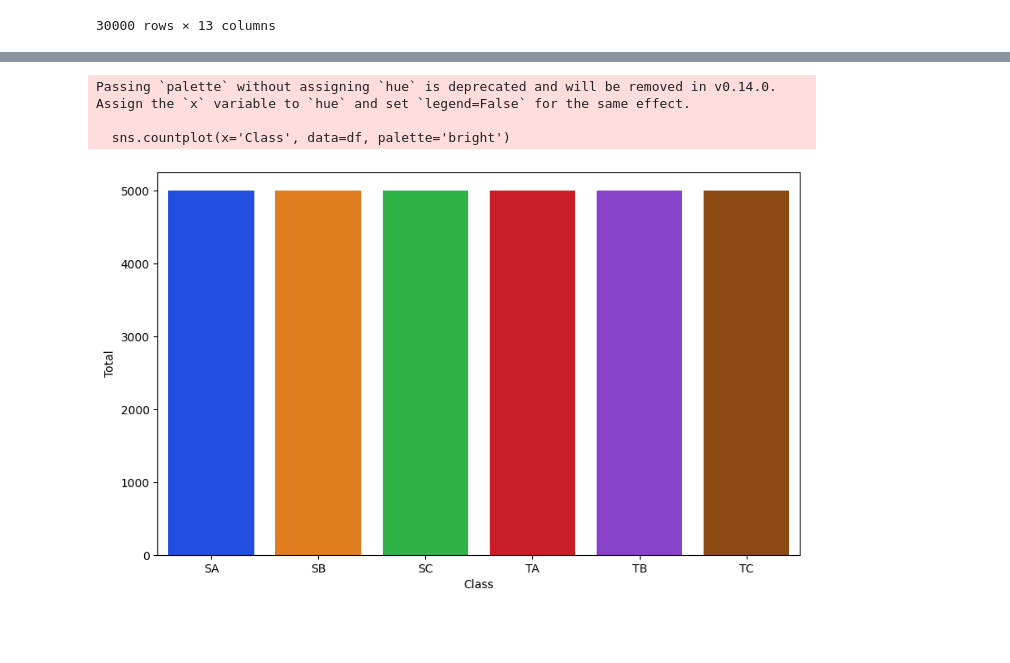
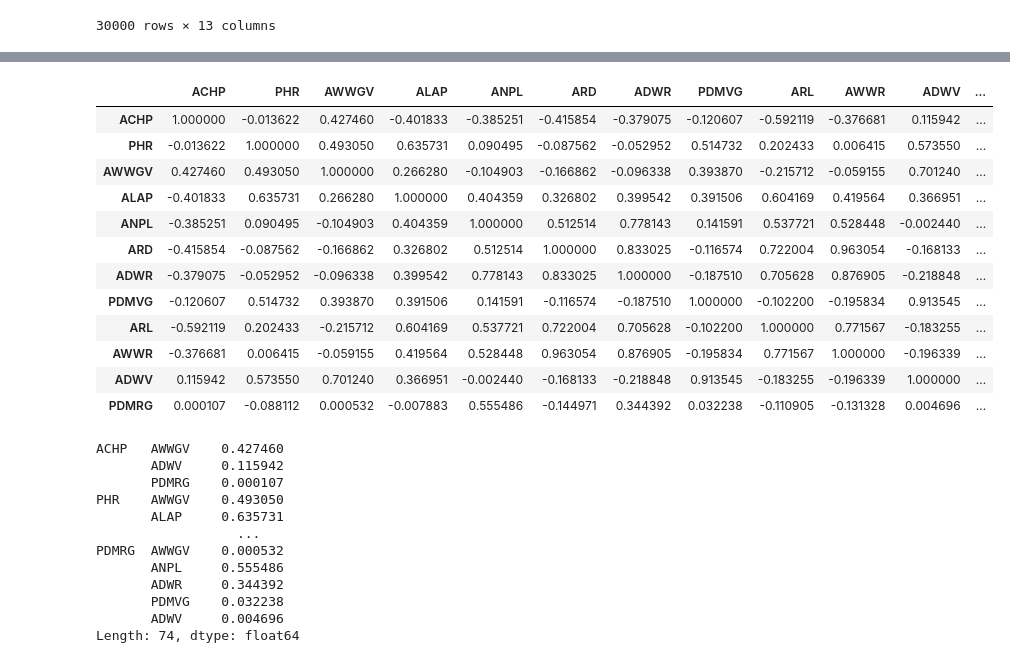
Before and after one commit to Ar1sk/Portfolio, a Jupyter notebook: Greenhouse.ipynb, the cells around one changed output, grey strips where cells are left out. Drawn from its saved outputs; the diff is of its cells as text; code cells hidden in the pictures; blank space fills up the shorter version.

```diff
--- a/Greenhouse.ipynb
+++ b/Greenhouse.ipynb
@@ -83,10 +84,35 @@ Name: count, dtype: int64
 # %%
-plt.figure(figsize=(10,6))
-sns.countplot(x='Class', data=df, palette='bright')
-plt.ylabel("Total")
-plt.show()
+corr_df = df[['ACHP', 'PHR', 'AWWGV', 'ALAP', 'ANPL', 'ARD', 'ADWR', 'PDMVG', 'ARL', 'AWWR', 'ADWV', 'PDMRG']].corr()
+corr_df
 # %% [output]
-Passing `palette` without assigning `hue` is deprecated and will be removed in v0.14.0. Assign the `x` variable to `hue` and set `legend=False` for the same effect.
-
-  sns.countplot(x='Class', data=df, palette='bright')
-[figure, removed]
+|  | ACHP | PHR | AWWGV | ALAP | ANPL | ARD | ADWR | PDMVG | ARL | AWWR | ADWV | ... |
+| ACHP | 1.000000 | -0.013622 | 0.427460 | -0.401833 | -0.385251 | -0.415854 | -0.379075 | -0.120607 | -0.592119 | -0.376681 | 0.115942 | ... |
+| PHR | -0.013622 | 1.000000 | 0.493050 | 0.635731 | 0.090495 | -0.087562 | -0.052952 | 0.514732 | 0.202433 | 0.006415 | 0.573550 | ... |
+| AWWGV | 0.427460 | 0.493050 | 1.000000 | 0.266280 | -0.104903 | -0.166862 | -0.096338 | 0.393870 | -0.215712 | -0.059155 | 0.701240 | ... |
+| ALAP | -0.401833 | 0.635731 | 0.266280 | 1.000000 | 0.404359 | 0.326802 | 0.399542 | 0.391506 | 0.604169 | 0.419564 | 0.366951 | ... |
+| ANPL | -0.385251 | 0.090495 | -0.104903 | 0.404359 | 1.000000 | 0.512514 | 0.778143 | 0.141591 | 0.537721 | 0.528448 | -0.002440 | ... |
+| ARD | -0.415854 | -0.087562 | -0.166862 | 0.326802 | 0.512514 | 1.000000 | 0.833025 | -0.116574 | 0.722004 | 0.963054 | -0.168133 | ... |
+| ADWR | -0.379075 | -0.052952 | -0.096338 | 0.399542 | 0.778143 | 0.833025 | 1.000000 | -0.187510 | 0.705628 | 0.876905 | -0.218848 | ... |
+| PDMVG | -0.120607 | 0.514732 | 0.393870 | 0.391506 | 0.141591 | -0.116574 | -0.187510 | 1.000000 | -0.102200 | -0.195834 | 0.913545 | ... |
+| ARL | -0.592119 | 0.202433 | -0.215712 | 0.604169 | 0.537721 | 0.722004 | 0.705628 | -0.102200 | 1.000000 | 0.771567 | -0.183255 | ... |
+| AWWR | -0.376681 | 0.006415 | -0.059155 | 0.419564 | 0.528448 | 0.963054 | 0.876905 | -0.195834 | 0.771567 | 1.000000 | -0.196339 | ... |
+| ADWV | 0.115942 | 0.573550 | 0.701240 | 0.366951 | -0.002440 | -0.168133 | -0.218848 | 0.913545 | -0.183255 | -0.196339 | 1.000000 | ... |
+| PDMRG | 0.000107 | -0.088112 | 0.000532 | -0.007883 | 0.555486 | -0.144971 | 0.344392 | 0.032238 | -0.110905 | -0.131328 | 0.004696 | ... |
+# %%
+positive_corr = corr_df.unstack()
+positive_corr = positive_corr[(positive_corr > 0) & (positive_corr < 1)]
+
+positive_corr
+# %% [output]
+ACHP   AWWGV    0.427460
+       ADWV     0.115942
+       PDMRG    0.000107
+PHR    AWWGV    0.493050
+       ALAP     0.635731
+                  ...
+PDMRG  AWWGV    0.000532
+       ANPL     0.555486
+       ADWR     0.344392
+       PDMVG    0.032238
+       ADWV     0.004696
+Length: 74, dtype: float64
```
Also changed, not shown: parts of 6 cells of this notebook.
